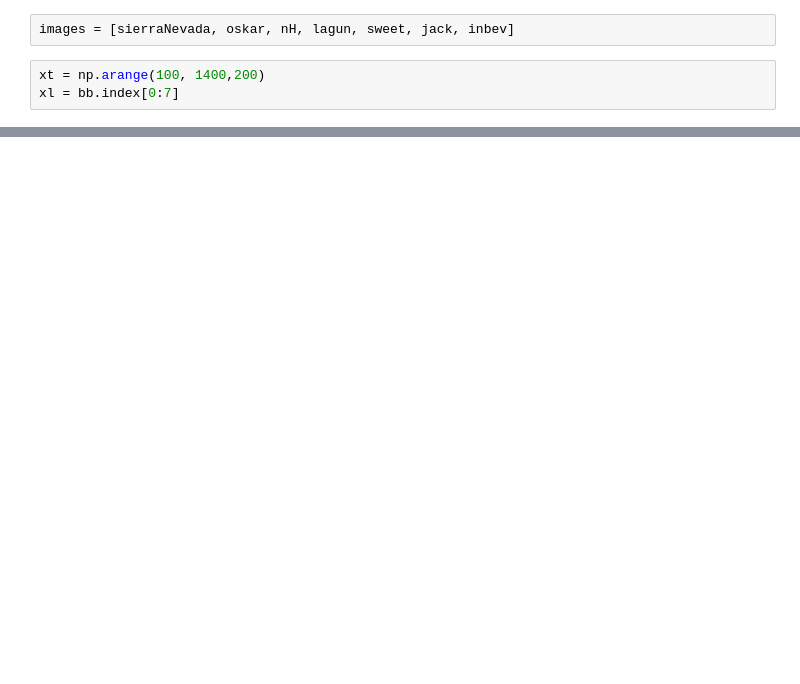
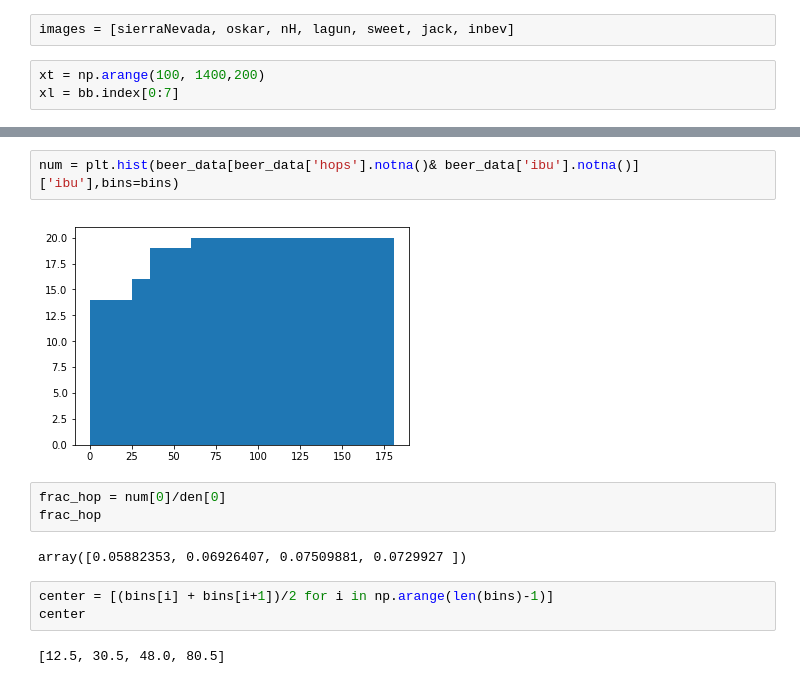
Before and after one commit to sponre01/project-one, a Jupyter notebook: Brewery_Comparison.ipynb, the cells around one changed output, grey strips where cells are left out. Cells and saved outputs as stored; diff of their text form; blank space fills up the shorter version.

```diff
--- a/Brewery_Comparison.ipynb
+++ b/Brewery_Comparison.ipynb
@@ -202,0 +149,14 @@ beerbrewed
+# %%
+num = plt.hist(beer_data[beer_data['hops'].notna()& beer_data['ibu'].notna()]['ibu'],bins=bins)
+# %% [output]
+[figure, added]
+# %%
+frac_hop = num[0]/den[0]
+frac_hop
+# %% [output]
+array([0.05882353, 0.06926407, 0.07509881, 0.0729927 ])
+# %%
+center = [(bins[i] + bins[i+1])/2 for i in np.arange(len(bins)-1)]
+center
+# %% [output]
+[12.5, 30.5, 48.0, 80.5]
```
Also changed, not shown: parts of 19 cells of this notebook, 1 other file.
